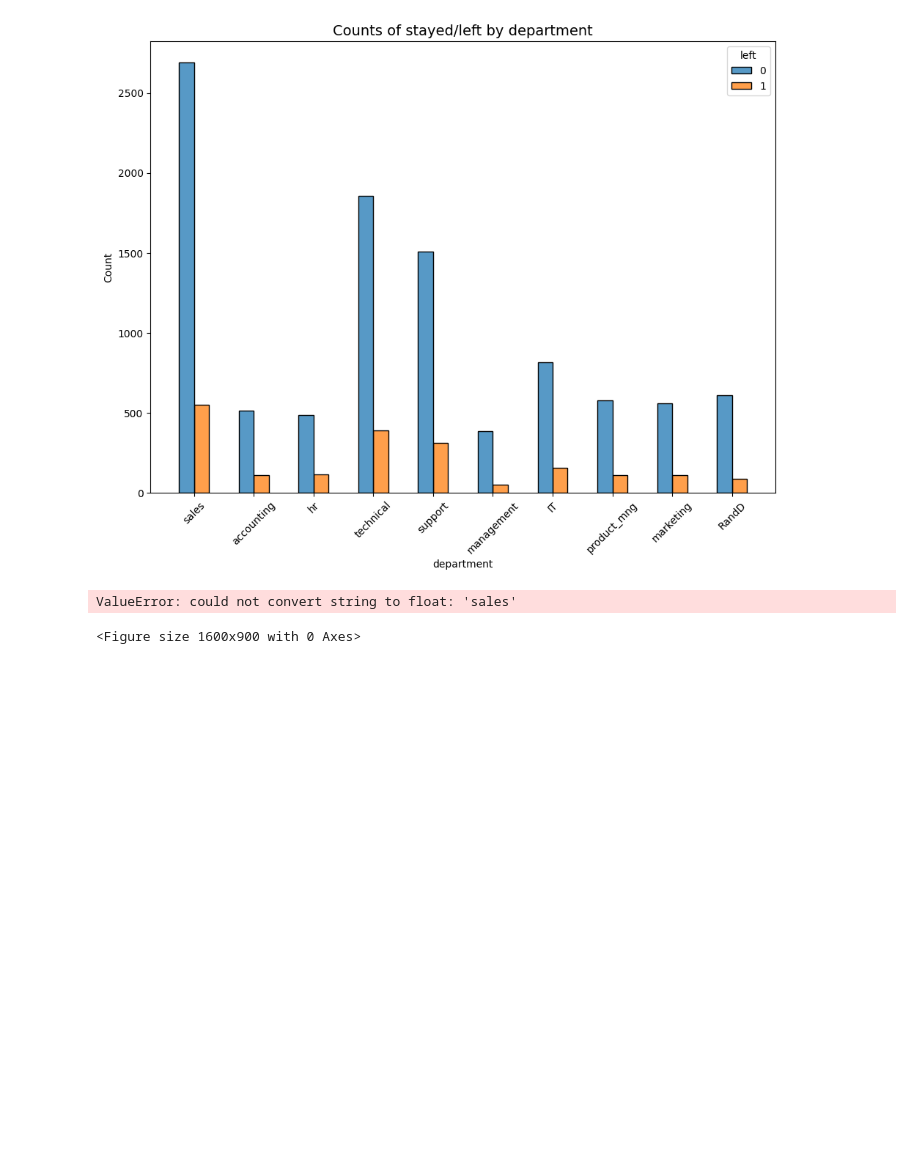
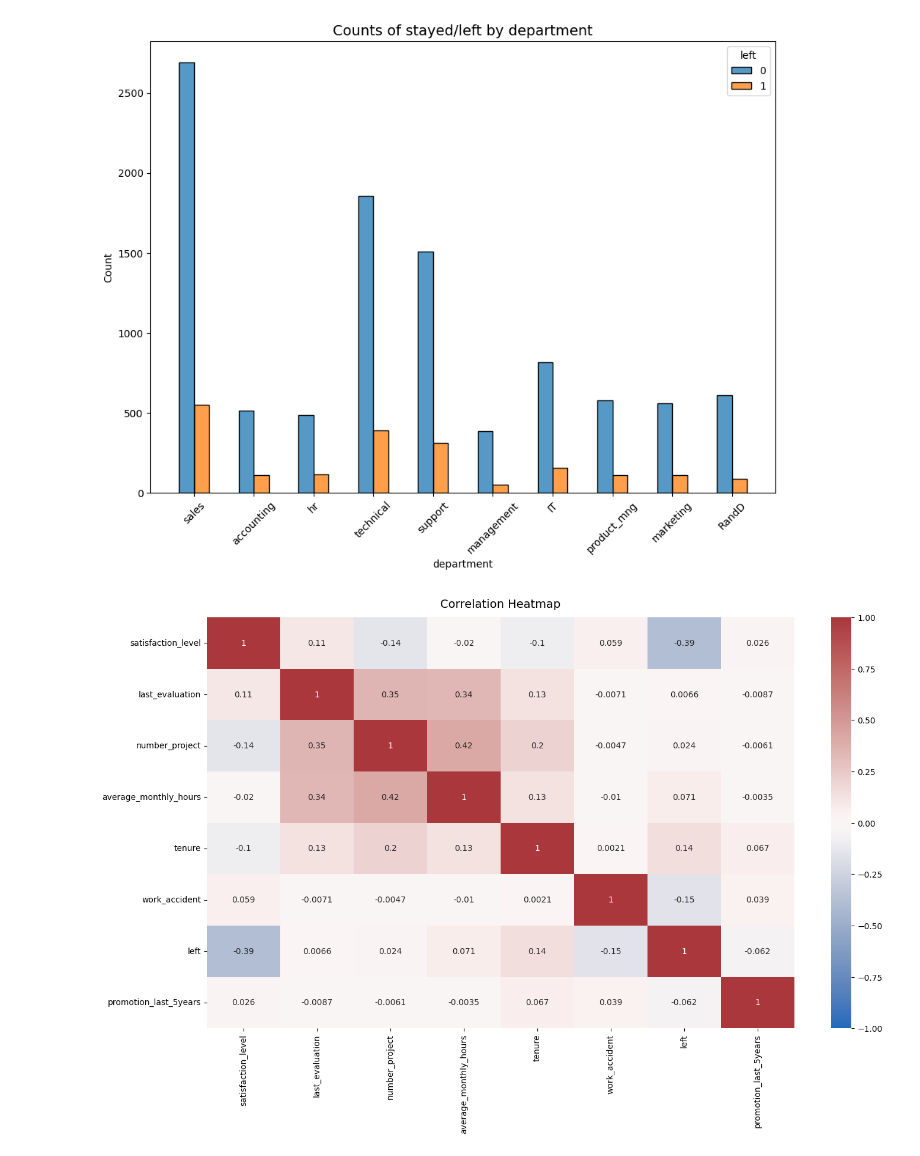
Before and after one commit to rahulkhanna5/saili-motors-ml-mode, a Jupyter notebook: sali motors.ipynb, the cells around one changed output. Saved outputs shown, nothing was run; the diff lists cells and outputs as text; code cells hidden in the pictures; blank space fills up the shorter version.

```diff
--- a/sali motors.ipynb
+++ b/sali motors.ipynb
@@ -318,20 +318,15 @@ plt.show()
 # %% [output]
 [figure]
 # %%
-# Create a plot as needed
-### YOUR CODE HERE ###
-
-# Plot a correlation heatmap
 plt.figure(figsize=(16, 9))
 heatmap = sns.heatmap(
-    df0.corr(),
+    df0.select_dtypes(include='number').corr(),
     vmin=-1,
     vmax=1,
     annot=True,
     cmap=sns.color_palette("vlag", as_cmap=True)
 )
 heatmap.set_title('Correlation Heatmap', fontdict={'fontsize': 14}, pad=12)
 plt.show()
 # %% [output]
-ValueError: could not convert string to float: 'sales'
-<Figure size 1600x900 with 0 Axes>
+[figure, added]
```
Also changed, not shown: parts of 2 cells of this notebook.
